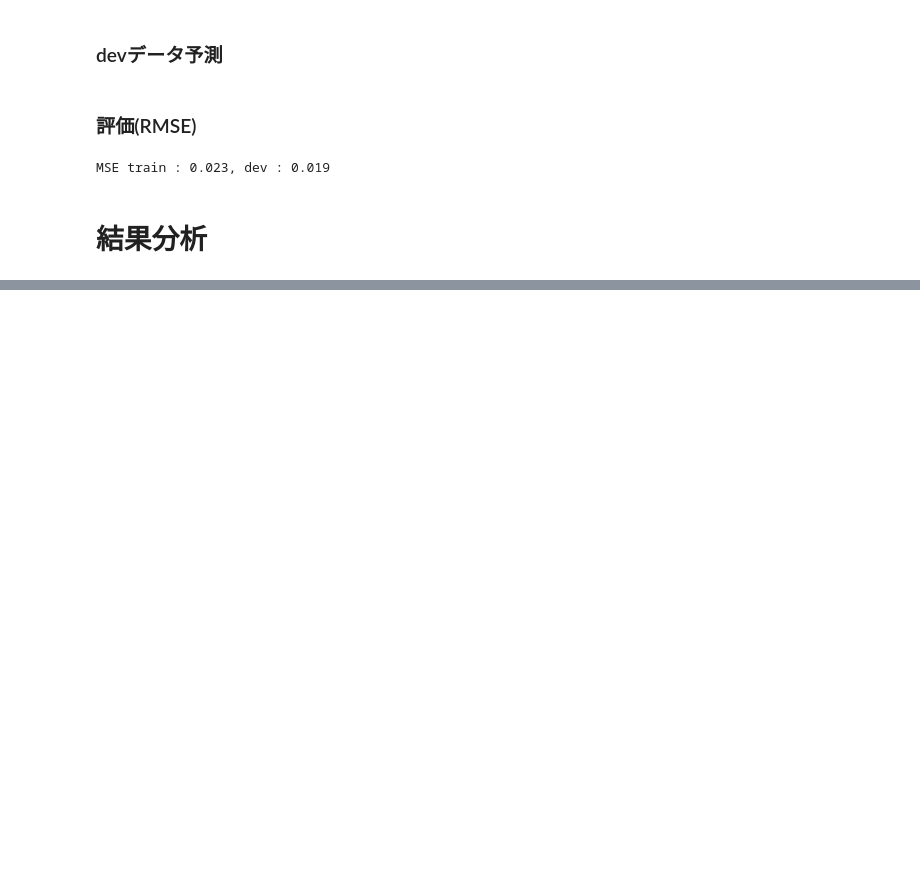
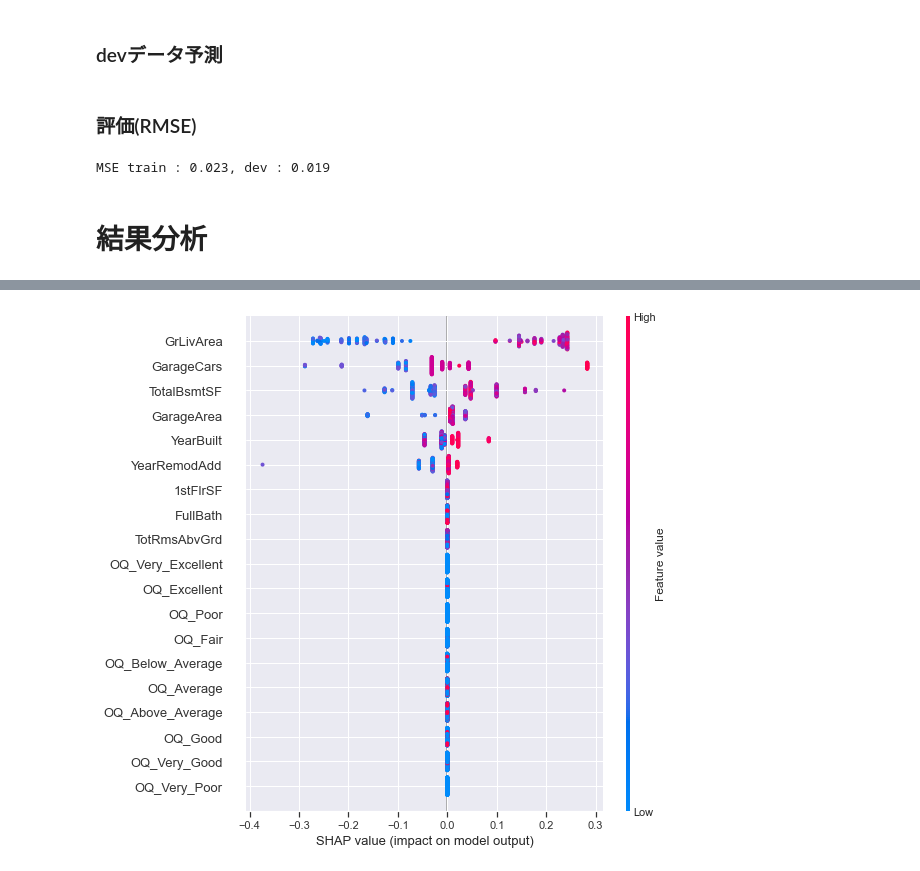
Before and after one commit to go-beyondyourlimits/Kaggle_HousePrices_Prediction, a Jupyter notebook: notebooks/sample.ipynb, the cells around one changed output, grey strips where cells are left out. Cells and saved outputs as stored; diff of their text form; code cells hidden in the pictures; blank space fills up the shorter version.

```diff
--- a/notebooks/sample.ipynb
+++ b/notebooks/sample.ipynb
@@ -485,0 +505,4 @@ MSE train : 0.023, dev : 0.019
+# %%
+plot_shap(lr, X_dev)
+# %% [output]
+[figure, added]
```
Also changed, not shown: parts of 13 cells of this notebook.
